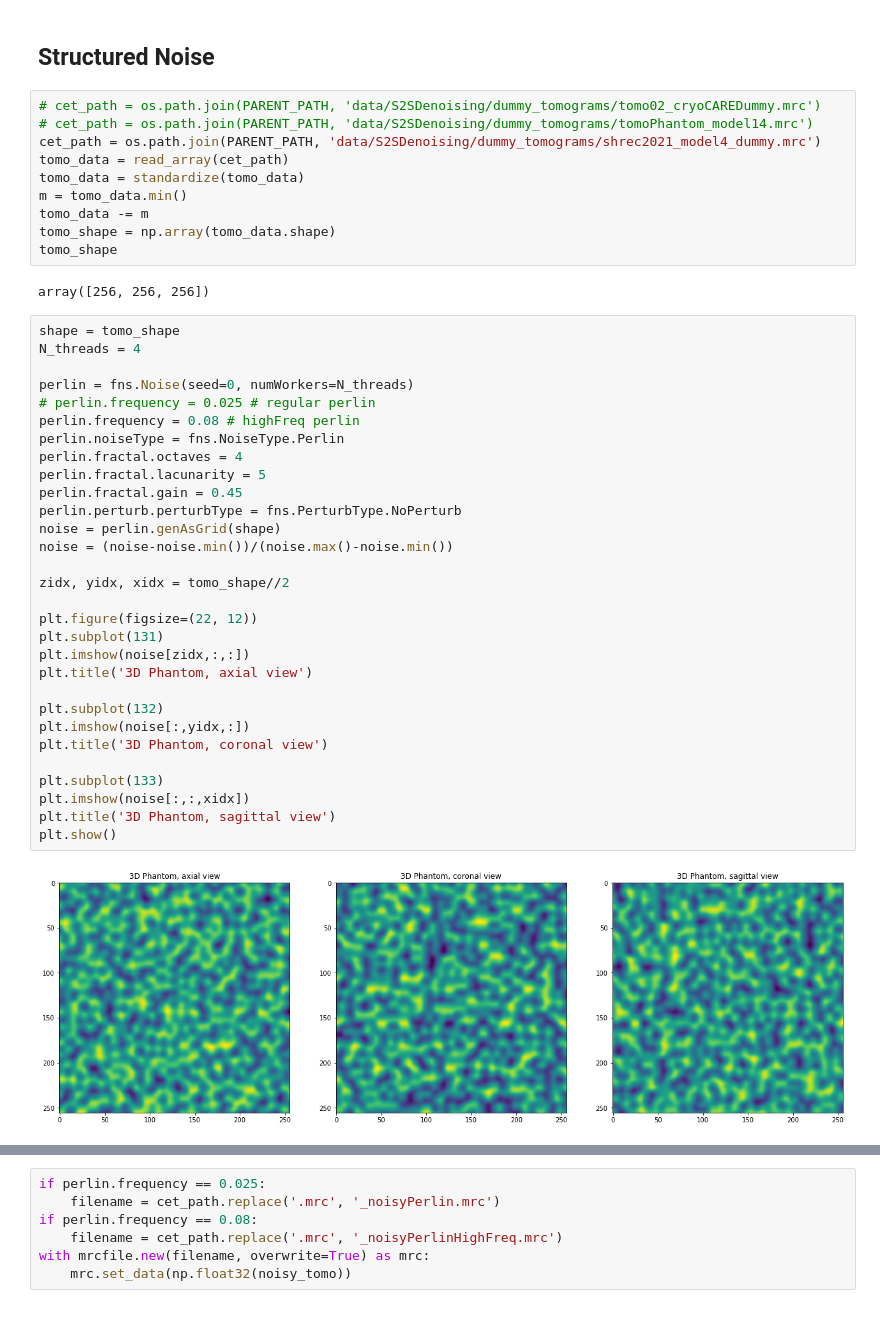
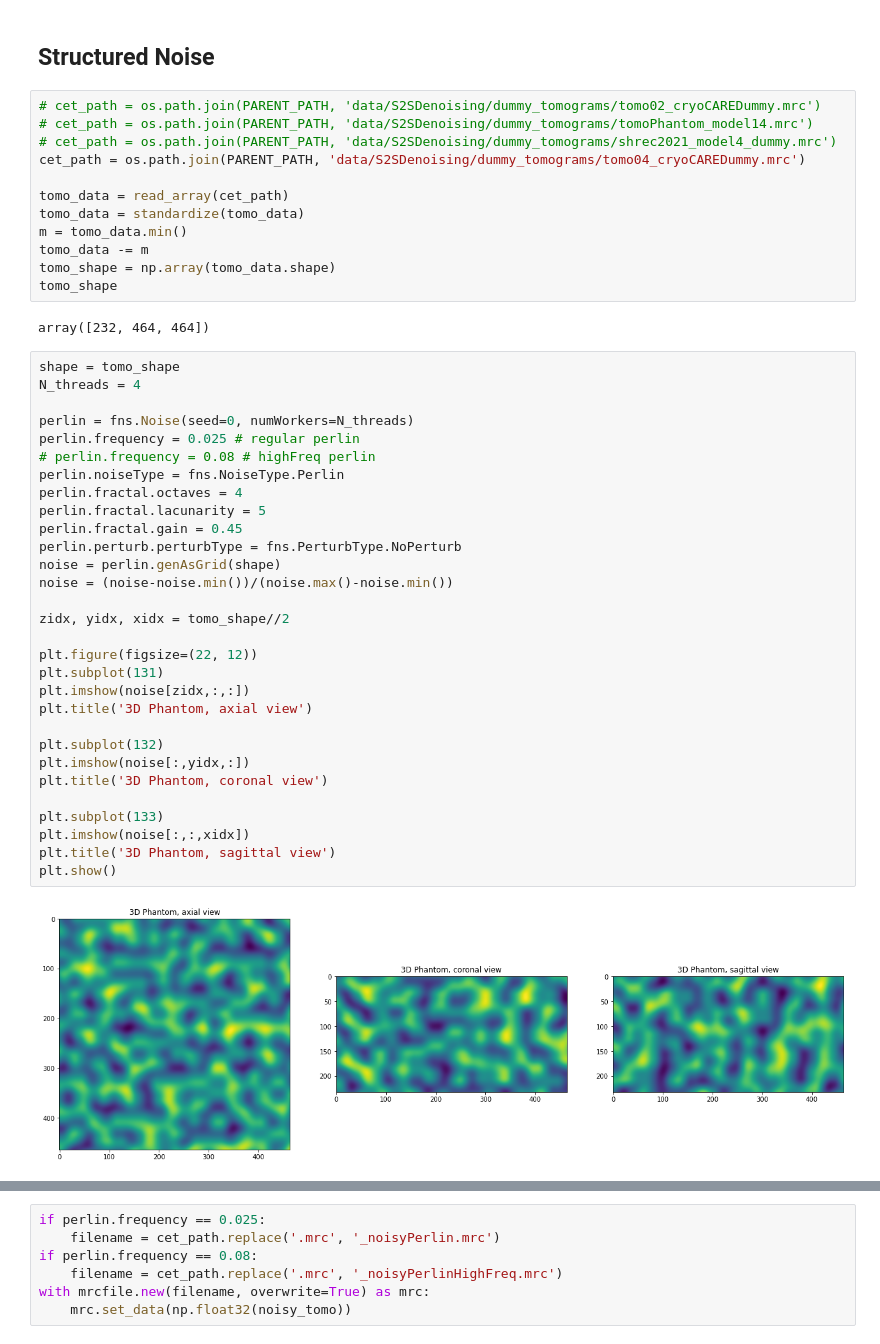
Before and after one commit to Fickincool/master-thesis, a Jupyter notebook: Notebooks/6.00_self2selfDenoising/6.05_make_dummy+noisy_tomogram.ipynb, the cells around one changed output, grey strips where cells are left out. Cells and saved outputs as stored; diff of their text form.

```diff
--- a/Notebooks/6.00_self2selfDenoising/6.05_make_dummy+noisy_tomogram.ipynb
+++ b/Notebooks/6.00_self2selfDenoising/6.05_make_dummy+noisy_tomogram.ipynb
@@ -121,7 +134,9 @@ with mrcfile.new(filename, overwrite=True) as mrc:
 # %%
 # cet_path = os.path.join(PARENT_PATH, 'data/S2SDenoising/dummy_tomograms/tomo02_cryoCAREDummy.mrc')
 # cet_path = os.path.join(PARENT_PATH, 'data/S2SDenoising/dummy_tomograms/tomoPhantom_model14.mrc')
-cet_path = os.path.join(PARENT_PATH, 'data/S2SDenoising/dummy_tomograms/shrec2021_model4_dummy.mrc')
+# cet_path = os.path.join(PARENT_PATH, 'data/S2SDenoising/dummy_tomograms/shrec2021_model4_dummy.mrc')
+cet_path = os.path.join(PARENT_PATH, 'data/S2SDenoising/dummy_tomograms/tomo04_cryoCAREDummy.mrc')
+
 tomo_data = read_array(cet_path)
 tomo_data = standardize(tomo_data)
 m = tomo_data.min()
@@ -129,39 +144,39 @@ tomo_data -= m
 tomo_shape = np.array(tomo_data.shape)
 tomo_shape
 # %% [output]
-array([256, 256, 256])
+array([232, 464, 464])
 # %%
 shape = tomo_shape
 N_threads = 4
 
 perlin = fns.Noise(seed=0, numWorkers=N_threads)
-# perlin.frequency = 0.025 # regular perlin
-perlin.frequency = 0.08 # highFreq perlin
+perlin.frequency = 0.025 # regular perlin
+# perlin.frequency = 0.08 # highFreq perlin
 perlin.noiseType = fns.NoiseType.Perlin
 perlin.fractal.octaves = 4
 perlin.fractal.lacunarity = 5
 perlin.fractal.gain = 0.45
 perlin.perturb.perturbType = fns.PerturbType.NoPerturb
 noise = perlin.genAsGrid(shape)
 noise = (noise-noise.min())/(noise.max()-noise.min())
 
 zidx, yidx, xidx = tomo_shape//2
 
 plt.figure(figsize=(22, 12))
 plt.subplot(131)
 plt.imshow(noise[zidx,:,:])
 plt.title('3D Phantom, axial view')
 
 plt.subplot(132)
 plt.imshow(noise[:,yidx,:])
 plt.title('3D Phantom, coronal view')
 
 plt.subplot(133)
 plt.imshow(noise[:,:,xidx])
 plt.title('3D Phantom, sagittal view')
 plt.show()
 # %% [output]
-[figure, old version]
+[figure, new version]
 # %%
 plt.hist(noise.flatten())
 # %% [output]
```
Also changed, not shown: parts of 10 cells of this notebook, 7 other files.
